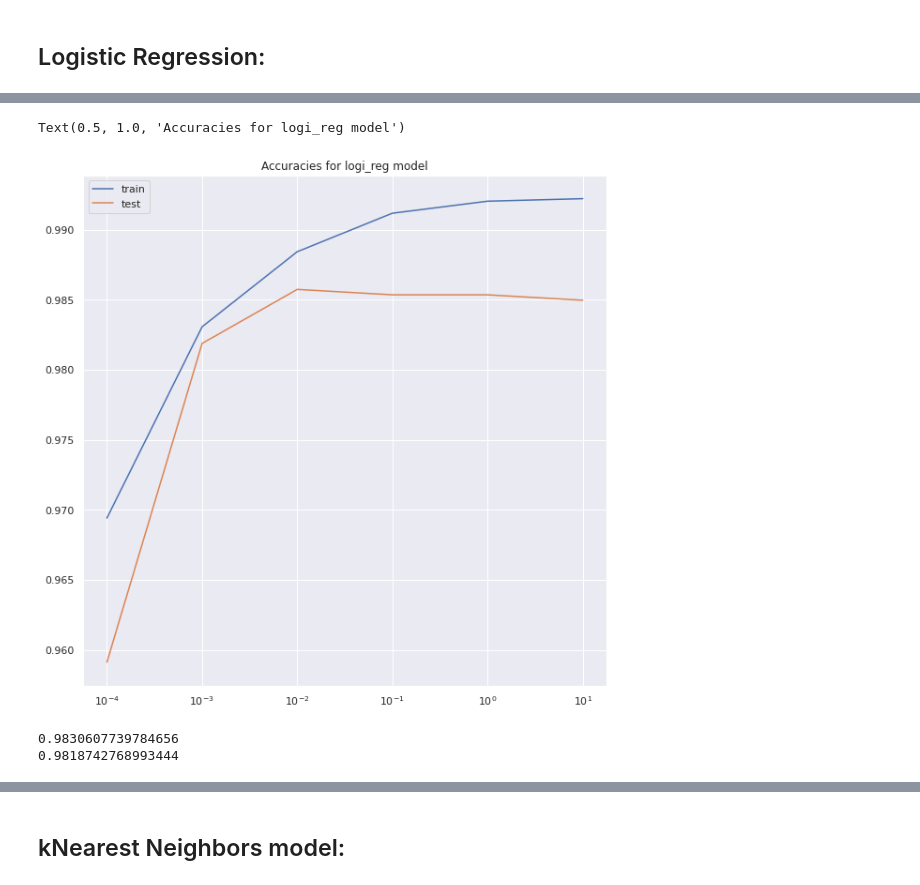
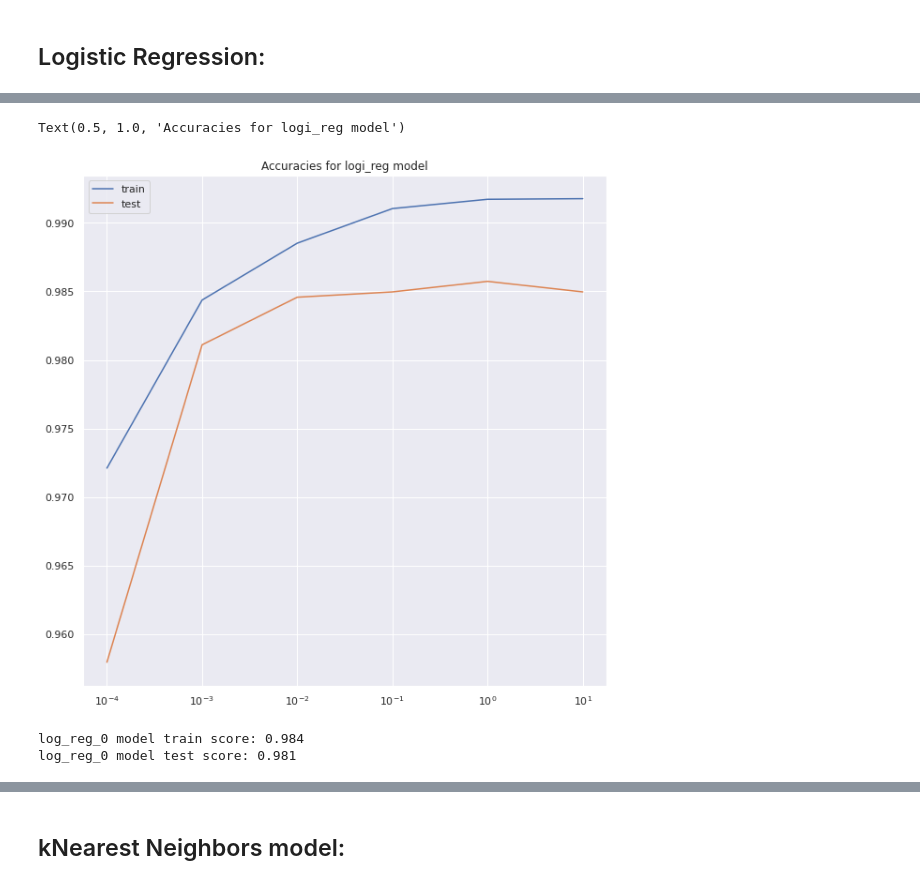
Before and after one commit to PyJasmine/codon, a Jupyter notebook: notebooks/Modelling DNAtype classes.ipynb, the cells around one changed output, grey strips where cells are left out. Drawn from its saved outputs; the diff is of its cells as text; code cells hidden in the pictures.

Commit message:
Finished models

```diff
--- a/notebooks/Modelling DNAtype classes.ipynb
+++ b/notebooks/Modelling DNAtype classes.ipynb
@@ -102,9 +103,11 @@ codon.describe()
 # %%
 #assigning the target and features y and X
 
-X = codon.drop(columns=['Kingdom','DNAtype', 'SpeciesName']) #features
+X = codon.drop(columns=['Kingdom','DNAtype', 'SpeciesName', 'SpeciesID']) #features
 y = codon['DNAtype'] #target
 
-X_train, X_test, y_train, y_test = train_test_split(X, y, stratify=y, test_size=0.2)
+X_train, X_test, y_train, y_test = train_test_split(X, y, stratify=y, test_size=0.2, random_state=123)
+
+# X_train, X_val, y_train, y_val = train_test_split(X_train, y_train, stratify = y_train, test_size= 0.25, random_state=123)
 # %% [markdown]
 # Vanilla Models:
@@ -189,7 +183,7 @@ dna0_results_df.sort_values(by='mean_test_score', ascending=False)
 # %%
 #Using SMOTE to balance the classes:
 
-sm = SMOTE(random_state=42)
+sm = SMOTE(random_state=123)
 X_train_sm, y_train_sm = sm.fit_resample(X_train, y_train)
 
 #Plotting distributions
@@ -228,6 +222,7 @@ explained_variance = pca.explained_variance_ratio_ #to see the number of feature
 cumulative_sum = np.cumsum(explained_variance)
 
 #plot
+sns.set_theme(style="darkgrid")
 plt.figure(figsize=(10, 6))
 plt.plot(range(1, len(X_train.columns)+1), cumulative_sum, marker='.')
 plt.axhline(0.9, c='r', linestyle='--')
@@ -244,7 +239,7 @@ Distributions before and after SMOTE upsampling:
 # %%
 #setting n_components and refitting a PCA
 
-pca_0 = PCA(n_components= 27)
+pca_0 = PCA(n_components= 25)
 
 # fit transform train set and transform test set
 X_train_PCA_0 = pca_0.fit_transform(X_train_scaled)
@@ -265,27 +260,28 @@ for c in c_params:
     train_accuracies.append(logi_reg.score(X_train_PCA_0, y_train_sm))
     test_accuracies.append(logi_reg.score(X_test_PCA_0, y_test))
 # %%
+sns.set_theme(style="darkgrid")
 plt.figure(figsize=(10, 10))
 plt.plot(c_params, train_accuracies, label = 'train')
 plt.plot(c_params, test_accuracies, label = 'test')
 plt.xscale('log')
 plt.legend()
 plt.title('Accuracies for logi_reg model')
 # %% [output]
 Text(0.5, 1.0, 'Accuracies for logi_reg model')
-[figure, old version]
+[figure, new version]
 # %%
-#For C =0.001~
+#For C =0.001
 
-log_reg_0 = LogisticRegression(C=0.001, max_iter= 10000)
+log_reg_0 = LogisticRegression(C=0.001, max_iter= 10000, random_state=123)
 
 log_reg_0.fit(X_train_PCA_0, y_train_sm)
 
-print(log_reg_0.score(X_train_PCA_0, y_train_sm))
-print(log_reg_0.score(X_test_PCA_0, y_test))
+print(f'log_reg_0 model train score: {log_reg_0.score(X_train_PCA_0, y_train_sm).round(3)}')
+print(f'log_reg_0 model test score: {log_reg_0.score(X_test_PCA_0, y_test).round(3)}')
 # %% [output]
-0.9830607739784656
-0.9818742768993444
+log_reg_0 model train score: 0.984
+log_reg_0 model test score: 0.981
 # %%
 y_predicted = log_reg_0.predict(X_test_PCA_0)
 
```
Also changed, not shown: parts of 44 cells of this notebook.
